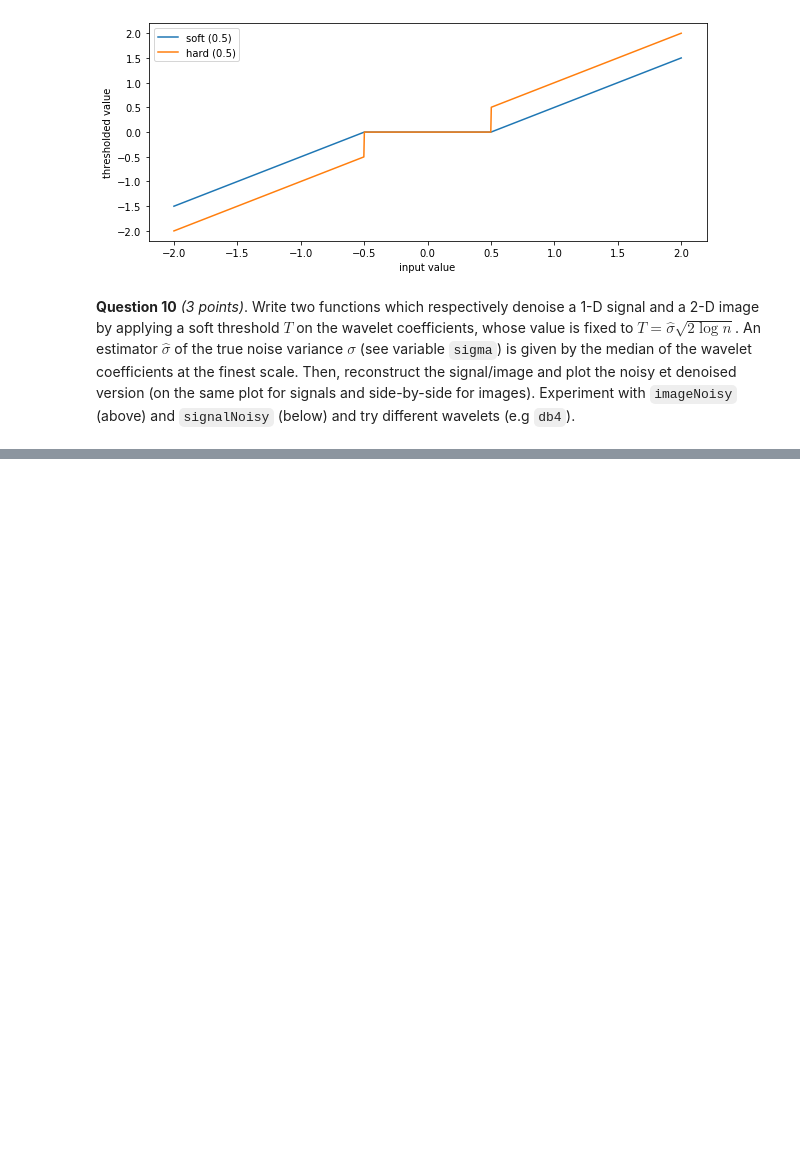
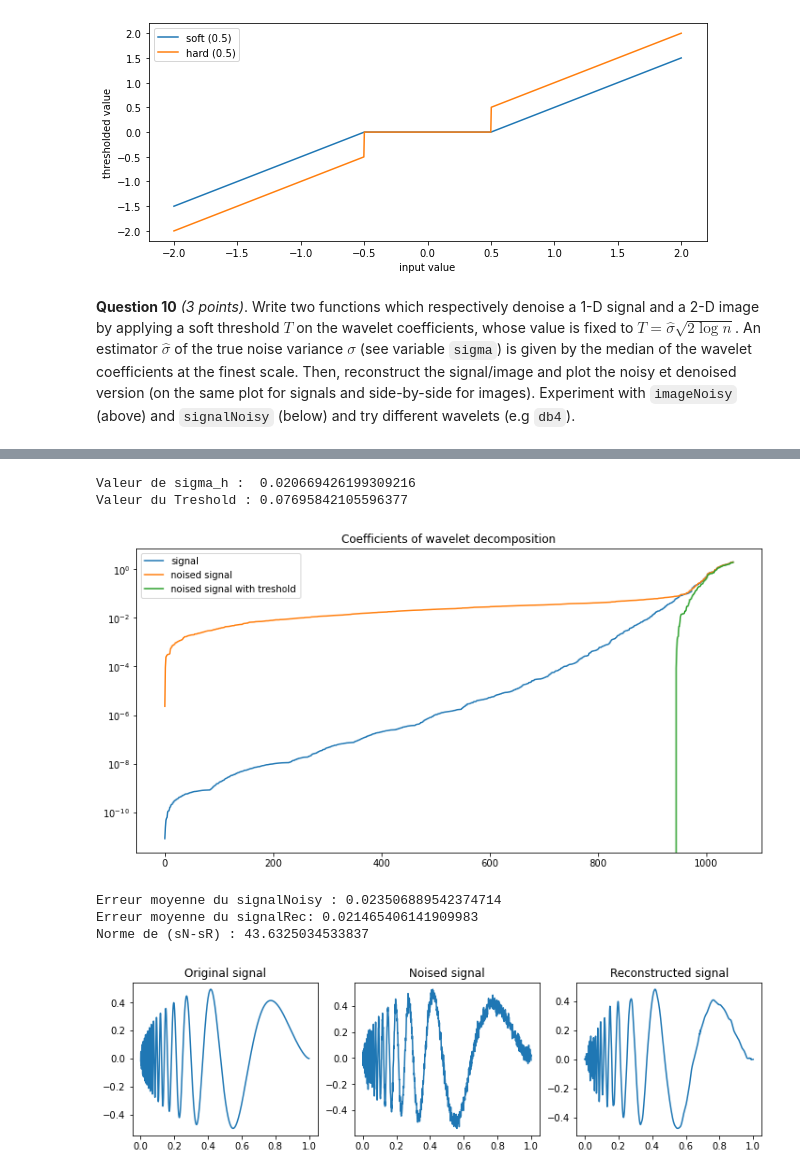
Before and after one commit to ArthurGouing/Wavelet, a Jupyter notebook: Lab-session-2.ipynb, the cells around one changed output, grey strips where cells are left out. Drawn from its saved outputs; the diff is of its cells as text; code cells hidden in the pictures; blank space fills up the shorter version.

```diff
--- a/Lab-session-2.ipynb
+++ b/Lab-session-2.ipynb
@@ -438,0 +526,10 @@ plt.show()
+# %%
+denoising("Doppler", 0.03, "soft")
+# %% [output]
+Valeur de sigma_h :  0.020669426199309216
+Valeur du Treshold : 0.07695842105596377
+[figure, added]
+Erreur moyenne du signalNoisy : 0.023506889542374714
+Erreur moyenne du signalRec: 0.021465406141909983
+Norme de (sN-sR) : 43.6325034533837
+[figure, added]
```
Also changed, not shown: parts of 7 cells of this notebook.
